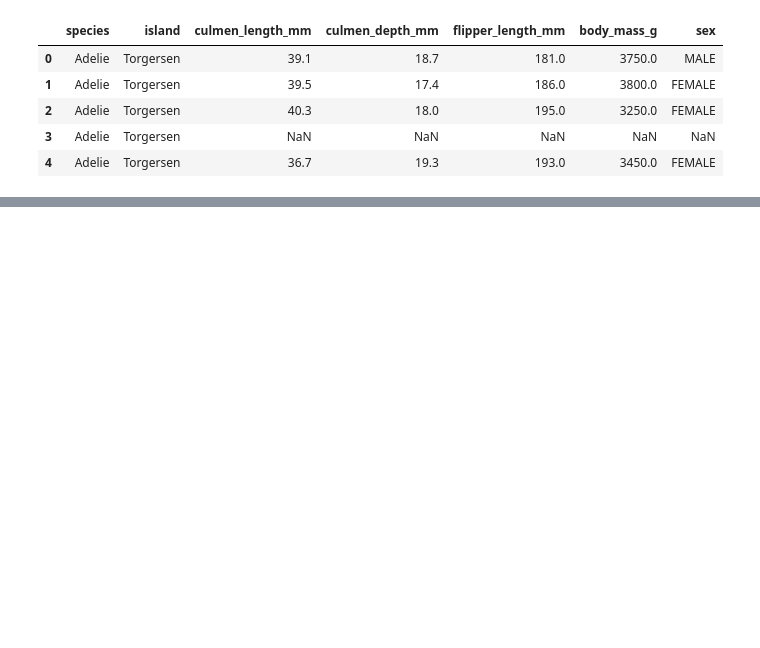
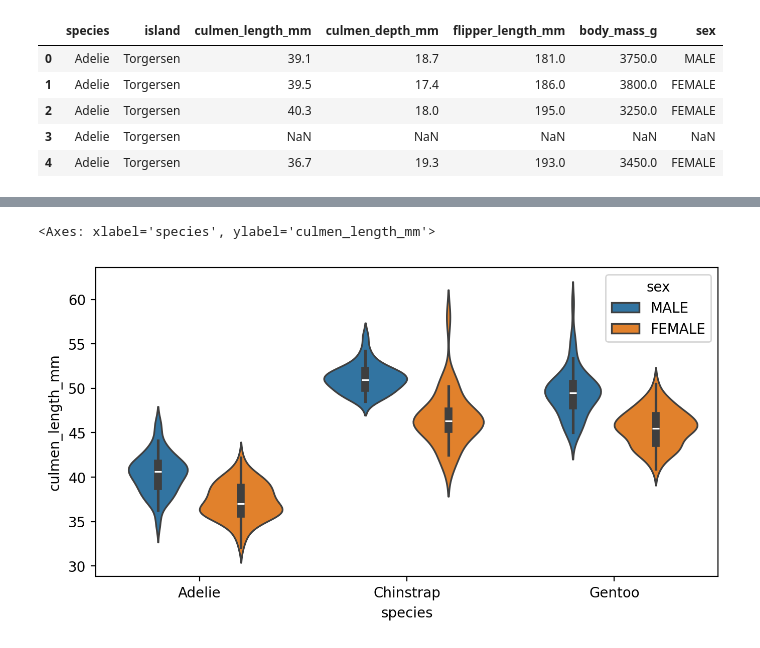
Before and after one commit to beniamine3155/Machine_Learning_AtoZ, a Jupyter notebook: 13_Random_Forest/random_forest.ipynb, the cells around one changed output, grey strips where cells are left out. Cells and saved outputs as stored; diff of their text form; code cells hidden in the pictures; blank space fills up the shorter version.

```diff
--- a/13_Random_Forest/random_forest.ipynb
+++ b/13_Random_Forest/random_forest.ipynb
@@ -15,0 +84,3 @@ df.head()
+# %%
+df.dropna(inplace=True)
+df.drop(df[df['sex']=='.'].index, inplace=True)
@@ -15,0 +98,6 @@ df.head()
+# %%
+plt.figure(figsize=(8, 4), dpi=200)
+sns.violinplot(data=df, x='species', y='culmen_length_mm', hue='sex')
+# %% [output]
+<Axes: xlabel='species', ylabel='culmen_length_mm'>
+[figure, added]
```
Also changed, not shown: parts of 10 cells of this notebook.
